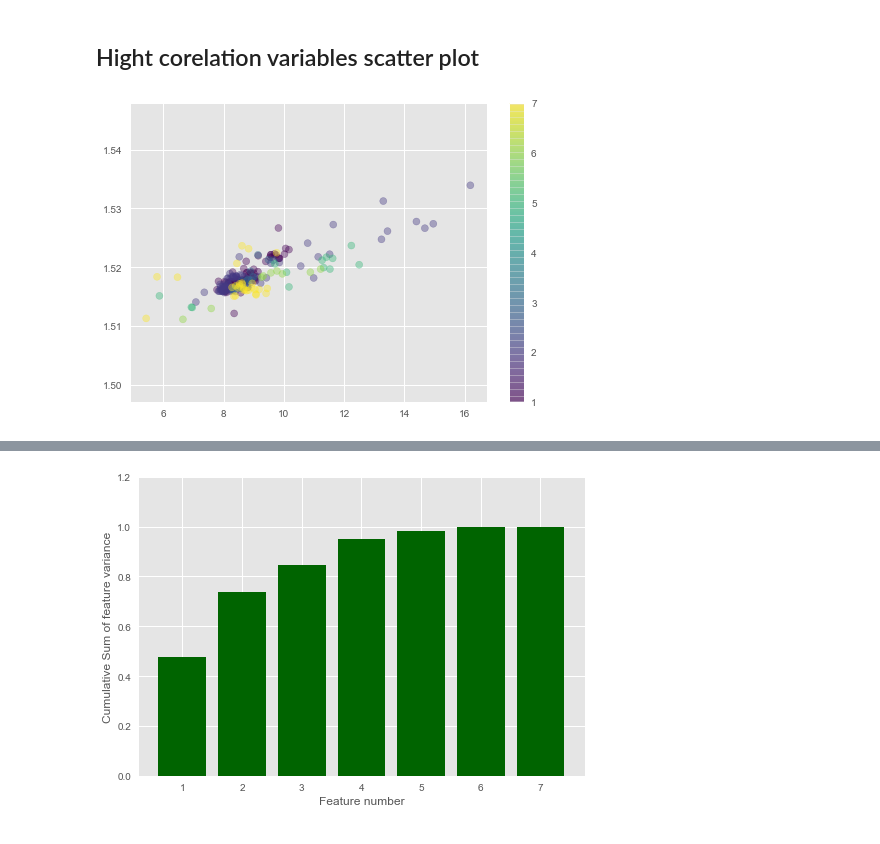
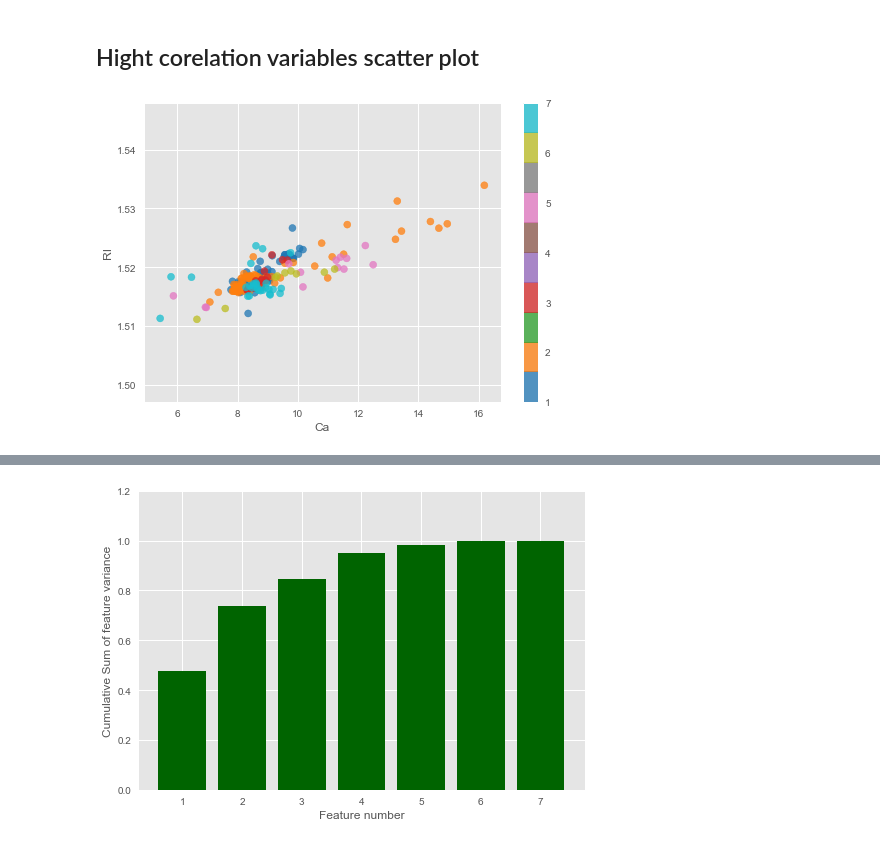
Before and after one commit to danielponikowski/Python, a Jupyter notebook: GlassDataset.ipynb, the cells around one changed output, grey strips where cells are left out. Saved outputs shown, nothing was run; the diff lists cells and outputs as text; code cells hidden in the pictures.

```diff
--- a/GlassDataset.ipynb
+++ b/GlassDataset.ipynb
@@ -17,7 +17,7 @@ from xgboost import XGBClassifier
 # %% [markdown]
 ## Loading dataset
 # %%
-glass = pd.read_csv("glass.csv",names=["ID","RI","Na","MG","Al","Si","K","Ca","Ba","Fe","type"])
+glass = pd.read_csv("glass.csv",names=["ID","RI","Na","Mg","Al","Si","K","Ca","Ba","Fe","type"])
 target = glass["type"]
 glass = glass.drop(["ID"], axis=1)
 glass = glass.drop(["type"], axis=1)
@@ -59,8 +59,10 @@ plt.show()
 ## Hight corelation variables scatter plot
 # %%
 plt.style.use("ggplot")
-plt.scatter(x=glass["Ca"],y=glass["RI"],marker='o',c=target,cmap='viridis', alpha = 0.4)
+plt.scatter(x=glass["Ca"],y=glass["RI"],marker='o',c=target,cmap='tab10', alpha = 0.75)
+plt.xlabel("Ca")
+plt.ylabel("RI")
 plt.colorbar()
 plt.show()
 # %% [output]
-[figure, old version]
+[figure, new version]
```
Also changed, not shown: parts of 24 cells of this notebook, 1 other file.
